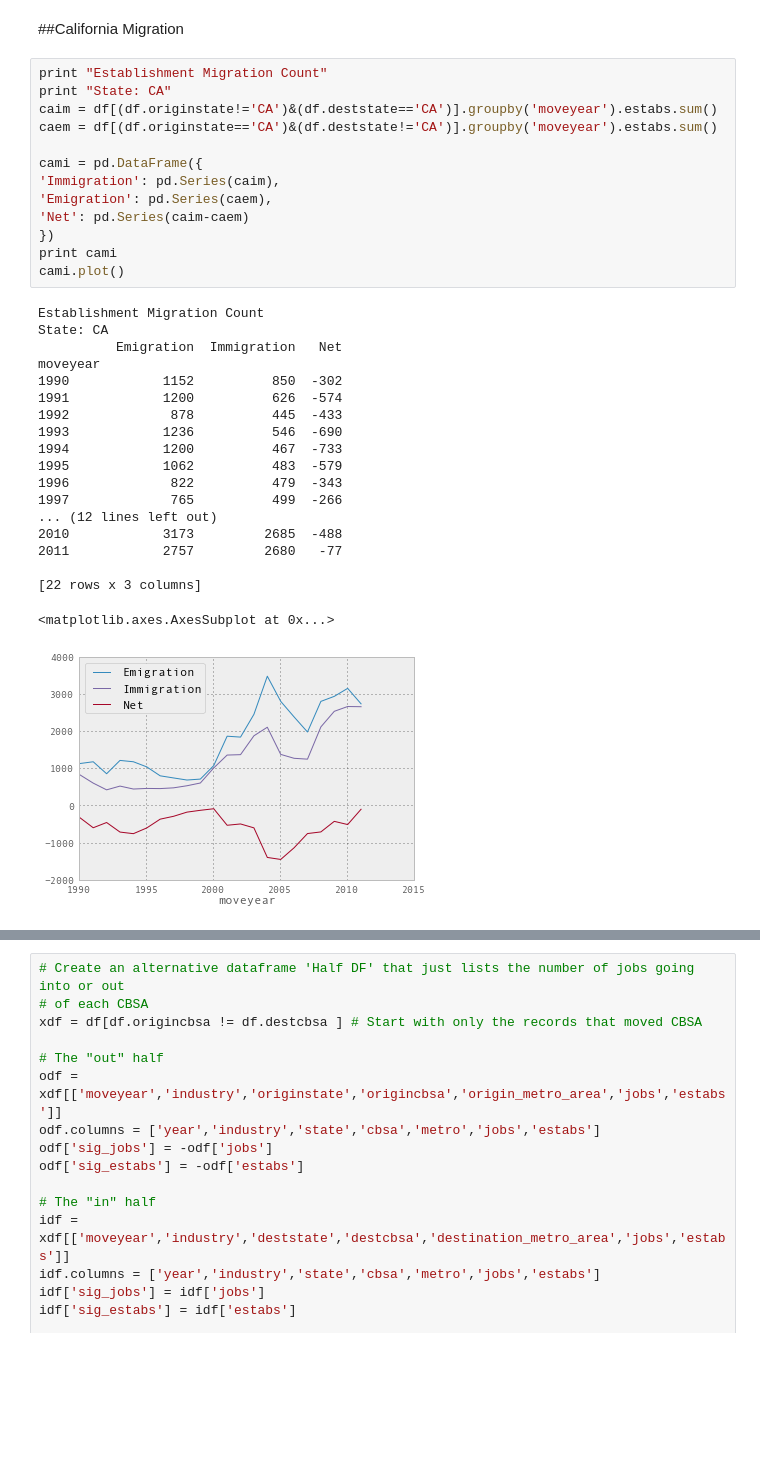
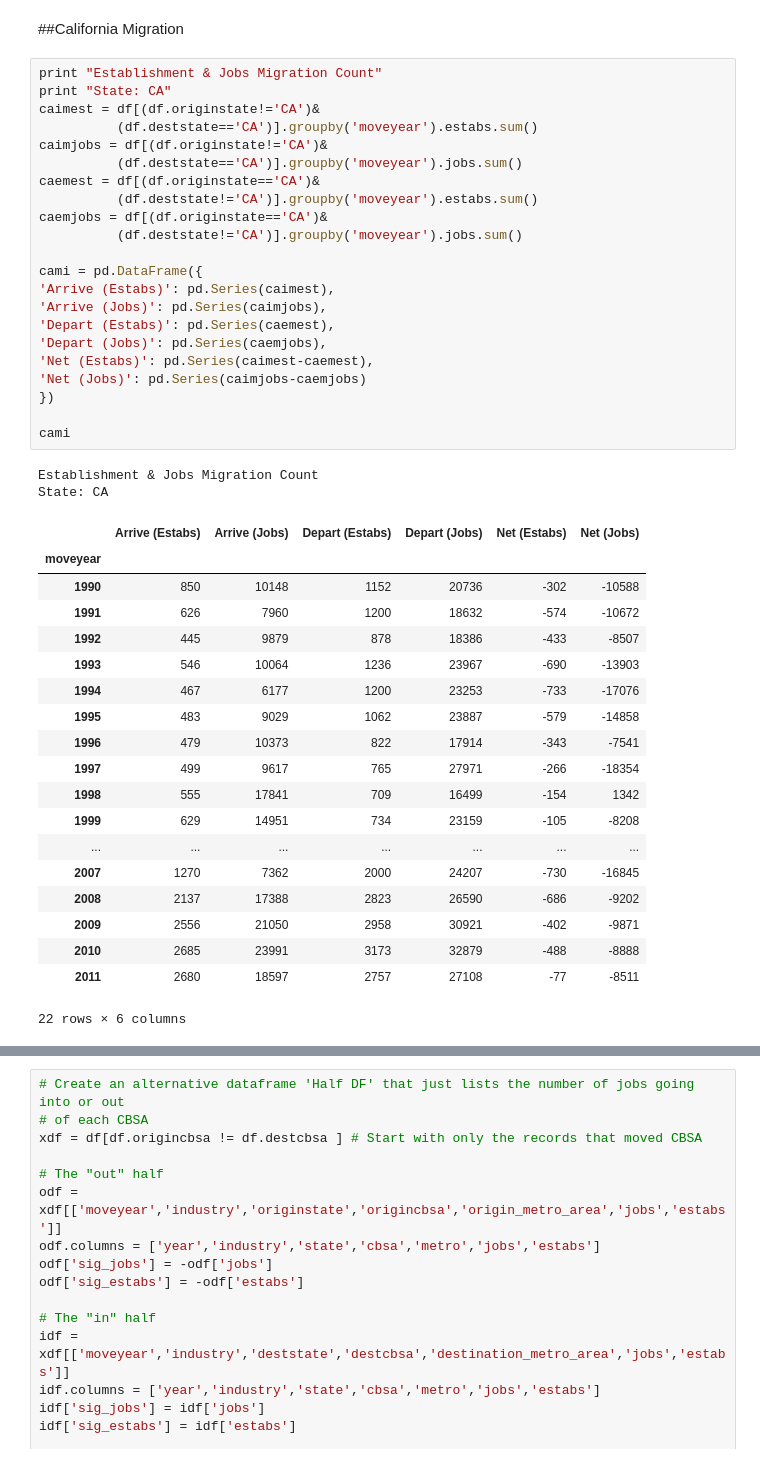
Before and after one commit to SDRDLAnalysts/pdp-data-projects, a Jupyter notebook: voiceofsandiego.org/business-migrations/analysts/gonzalo.ipynb, the cells around one changed output, grey strips where cells are left out. Drawn from its saved outputs; the diff is of its cells as text; blank space fills up the shorter version.

```diff
--- a/voiceofsandiego.org/business-migrations/analysts/gonzalo.ipynb
+++ b/voiceofsandiego.org/business-migrations/analysts/gonzalo.ipynb
@@ -58,36 +52,47 @@ Ex. 1990: 2 establishments moved to San Diego, 10 establishments left
 # %% [markdown]
 ##California Migration
 # %%
-print "Establishment Migration Count"
+print "Establishment & Jobs Migration Count"
 print "State: CA"
-caim = df[(df.originstate!='CA')&(df.deststate=='CA')].groupby('moveyear').estabs.sum()
-caem = df[(df.originstate=='CA')&(df.deststate!='CA')].groupby('moveyear').estabs.sum()
+caimest = df[(df.originstate!='CA')&
+          (df.deststate=='CA')].groupby('moveyear').estabs.sum()
+caimjobs = df[(df.originstate!='CA')&
+          (df.deststate=='CA')].groupby('moveyear').jobs.sum()
+caemest = df[(df.originstate=='CA')&
+          (df.deststate!='CA')].groupby('moveyear').estabs.sum()
+caemjobs = df[(df.originstate=='CA')&
+          (df.deststate!='CA')].groupby('moveyear').jobs.sum()
 
 cami = pd.DataFrame({
-'Immigration': pd.Series(caim),
-'Emigration': pd.Series(caem),
-'Net': pd.Series(caim-caem)
+'Arrive (Estabs)': pd.Series(caimest),
+'Arrive (Jobs)': pd.Series(caimjobs),
+'Depart (Estabs)': pd.Series(caemest),
+'Depart (Jobs)': pd.Series(caemjobs),
+'Net (Estabs)': pd.Series(caimest-caemest),
+'Net (Jobs)': pd.Series(caimjobs-caemjobs)
 })
-print cami
-cami.plot()
+
+cami
 # %% [output]
-Establishment Migration Count
+Establishment & Jobs Migration Count
 State: CA
-          Emigration  Immigration   Net
-moveyear
-1990            1152          850  -302
-1991            1200          626  -574
-1992             878          445  -433
-1993            1236          546  -690
-1994            1200          467  -733
-1995            1062          483  -579
-1996             822          479  -343
-1997             765          499  -266
-... (12 lines left out)
-2010            3173         2685  -488
-2011            2757         2680   -77
-
-[22 rows x 3 columns]
+|  | Arrive (Estabs) | Arrive (Jobs) | Depart (Estabs) | Depart (Jobs) | Net (Estabs) | Net (Jobs) |
+| moveyear |  |  |  |  |  |  |
+| 1990 | 850 | 10148 | 1152 | 20736 | -302 | -10588 |
+| 1991 | 626 | 7960 | 1200 | 18632 | -574 | -10672 |
+| 1992 | 445 | 9879 | 878 | 18386 | -433 | -8507 |
+| 1993 | 546 | 10064 | 1236 | 23967 | -690 | -13903 |
+| 1994 | 467 | 6177 | 1200 | 23253 | -733 | -17076 |
+| 1995 | 483 | 9029 | 1062 | 23887 | -579 | -14858 |
+| 1996 | 479 | 10373 | 822 | 17914 | -343 | -7541 |
+| 1997 | 499 | 9617 | 765 | 27971 | -266 | -18354 |
+| 1998 | 555 | 17841 | 709 | 16499 | -154 | 1342 |
+| 1999 | 629 | 14951 | 734 | 23159 | -105 | -8208 |
+| ... | ... | ... | ... | ... | ... | ... |
+| 2007 | 1270 | 7362 | 2000 | 24207 | -730 | -16845 |
+| 2008 | 2137 | 17388 | 2823 | 26590 | -686 | -9202 |
+| 2009 | 2556 | 21050 | 2958 | 30921 | -402 | -9871 |
+| 2010 | 2685 | 23991 | 3173 | 32879 | -488 | -8888 |
+| 2011 | 2680 | 18597 | 2757 | 27108 | -77 | -8511 |
-<matplotlib.axes.AxesSubplot at 0x...>
+22 rows × 6 columns
-[figure, removed]
 # %%
```
Also changed, not shown: parts of 11 cells of this notebook.
